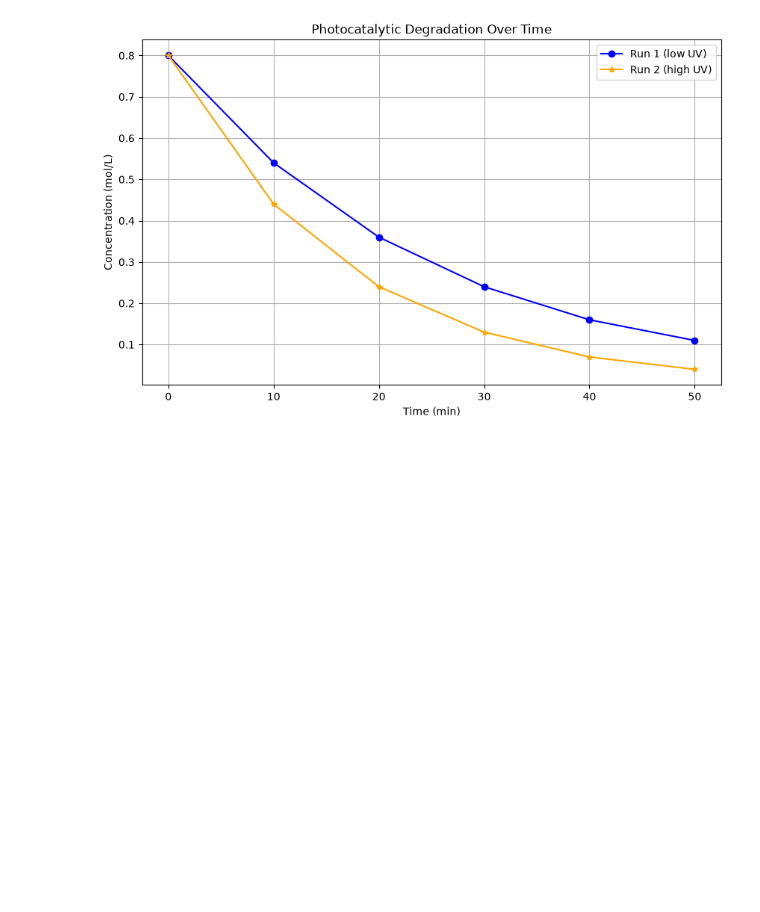
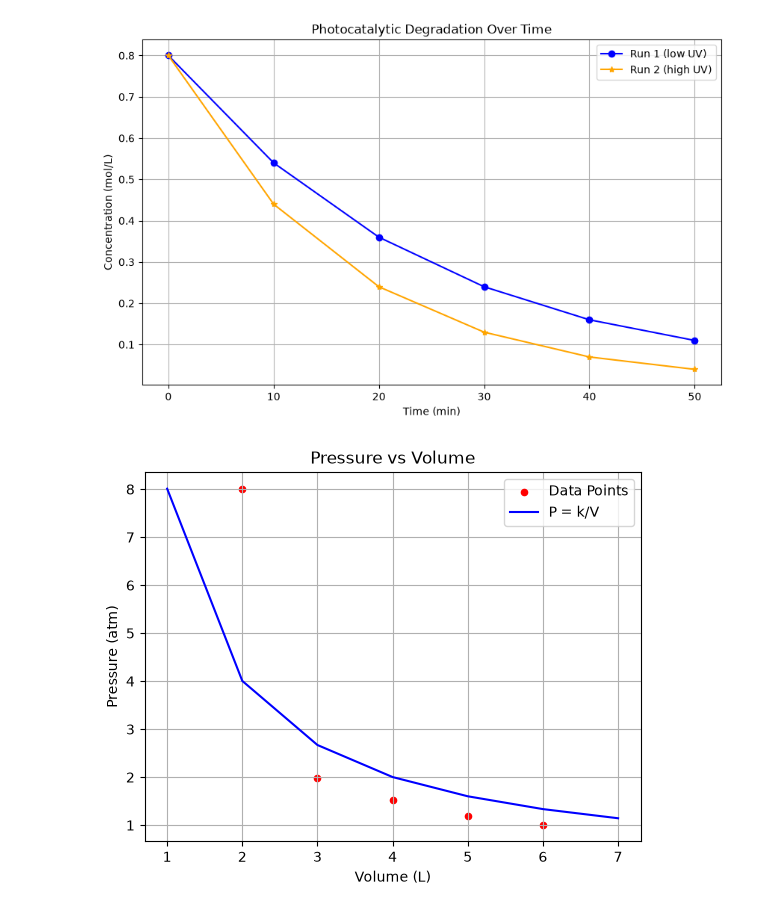
Before and after one commit to nandinikhaty07/CP_Practical, a Jupyter notebook: 20251001036_Set_C.ipynb, the cells around one changed output. Drawn from its saved outputs; the diff is of its cells as text; code cells hidden in the pictures; blank space fills up the shorter version.

```diff
--- a/20251001036_Set_C.ipynb
+++ b/20251001036_Set_C.ipynb
@@ -330,12 +354,27 @@ Run 2 - Mean: 0.2867, Standard Deviation: 0.2904
 Run 2 shows more deviation.
 [figure]
 # %%
-#Create a new data frame for presasure and volume
+#Create a new data frame for pressure and volume
 import pandas as pd
 import matplotlib.pyplot as plt
 Data = {
-    'Pressure'30, 40, 50],
-    'Run1_mol_L(low_UV)' : [0.80, 0.54, 0.36, 0.24, 0.16, 0.11],
-    'Run2_mol_L(high_UV)' : [0.80, 0.44, 0.24, 0.13, 0.07, 0.04]
+    'Volume': [2, 3, 4, 5, 6],
+    'Pressure':[8.01, 1.98, 1.52, 1.19, 1.01]
 }
-photoc_degrad = pd.DataFrame(Data)
+p_v= pd.DataFrame(Data)
+#Calculate k as the mean of p * v
+k = (p_v['Pressure'] * p_v['Volume']).mean()
+#plot x y scatter for add label legend and units and plot p = k/v on the same graph
+plot = p_v.plot.scatter(x='Volume', y='Pressure', color='red', label='Data Points')
+plt.title('Pressure vs Volume')
+plt.xlabel('Volume (L)')
+plt.ylabel('Pressure (atm)')
+#plot p = k/v on the same graph using a line plot with label and legend
+volume_range = pd.Series(range(1, 8))  # Volume from 1 to 7
+pressure_line = k / volume_range
+plt.plot(volume_range, pressure_line, label='P = k/V', color='blue')
+plt.legend()
+plt.grid()
+plt.savefig('pressure_volume_relationship.png')
+# %% [output]
+[figure, added]
```
Also changed, not shown: parts of 7 cells of this notebook, 1 other file.
